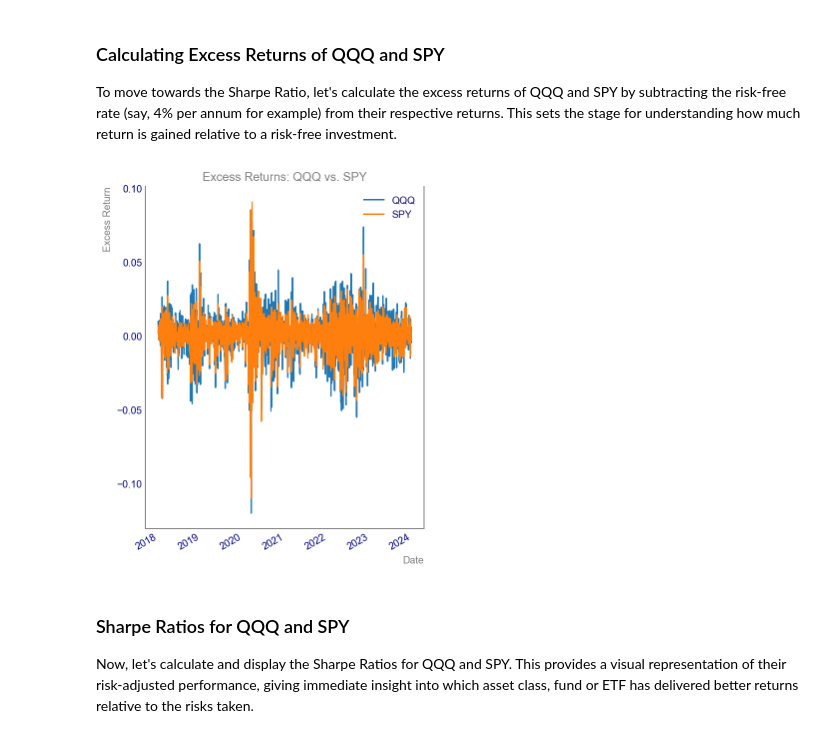
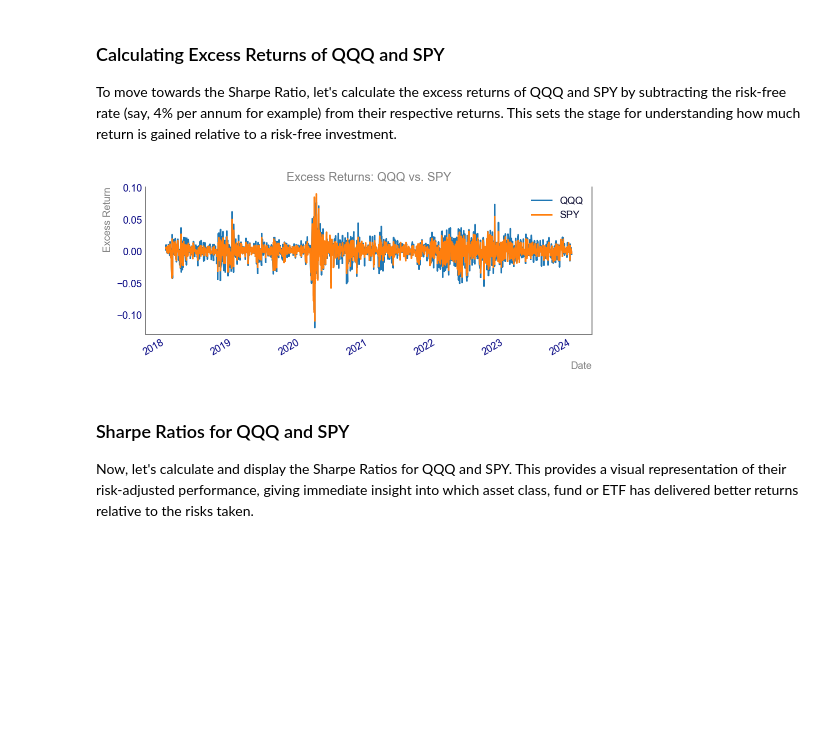
Before and after one commit to vdenoise/portfolio-geek, a Jupyter notebook: posts/tutorials/en/sharpe-ratio.ipynb, the cells around one changed output. Cells and saved outputs as stored; diff of their text form; code cells hidden in the pictures; blank space fills up the shorter version.

```diff
--- a/posts/tutorials/en/sharpe-ratio.ipynb
+++ b/posts/tutorials/en/sharpe-ratio.ipynb
@@ -78,8 +88,7 @@ data = yf.download(tickers, start="2018-01-01", end="2023-12-31")['Adj Close']
 
 # Plot the data
 # %%
-
-plt.style.use('ddm-chart.mplstyle')
+plt.style.use('getting_started-chart.mplstyle')
 data.plot()
 plt.title('Historical Price Data: QQQ vs. SPY')
 plt.xlabel('Date')
@@ -96,7 +105,7 @@ Now, let's compare the annualized returns of QQQ and SPY over the same time peri
 annualized_returns = (((data.iloc[-1] / data.iloc[0]) ** (1 / 5)) - 1) * 100
 
 # Plot the annualized returns
-plt.style.use('ddm-chart.mplstyle')
+plt.style.use('getting_started-chart.mplstyle')
 annualized_returns.plot(kind='bar')
 plt.title('Annualized Returns: QQQ vs. SPY (in %)')
 plt.xlabel('ETF')
@@ -113,7 +122,7 @@ To understand the risk associated with each ETF, we will plot their historical v
 volatility = data.pct_change().std() * (252 ** 0.5) * 100 # Annualized standard deviation
 
 # Plot historical volatility
-plt.style.use('ddm-chart.mplstyle')
+plt.style.use('getting_started-chart.mplstyle')
 volatility.plot(kind='bar')
 plt.title('Historical Volatility: QQQ vs. SPY  (in %)')
 plt.xlabel('ETF')
@@ -128,18 +137,18 @@ To move towards the Sharpe Ratio, let's calculate the excess returns of QQQ and
 # %%
 risk_free_rate = 0.04
 
 # Calculate excess returns
 excess_returns = data.pct_change() - risk_free_rate / 252
 
 # Plot the excess returns
-plt.style.use('ddm-chart.mplstyle')
+plt.style.use('getting_started-chart.mplstyle')
 excess_returns.plot()
 plt.title('Excess Returns: QQQ vs. SPY')
 plt.xlabel('Date')
 plt.ylabel('Excess Return')
 plt.show()
 # %% [output]
-[figure, old version]
+[figure, new version]
 # %% [markdown]
 ### Sharpe Ratios for QQQ and SPY
 
```
Also changed, not shown: parts of 9 cells of this notebook, 29 other files.
